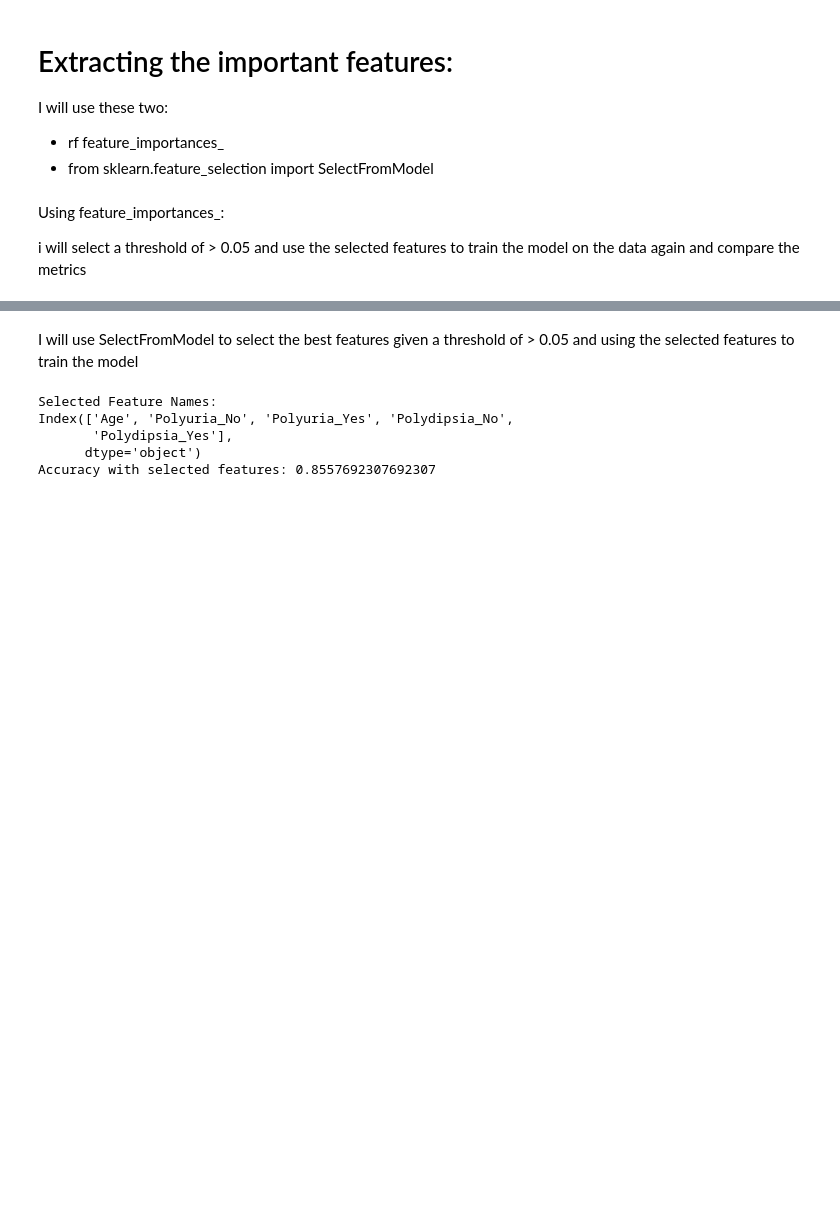
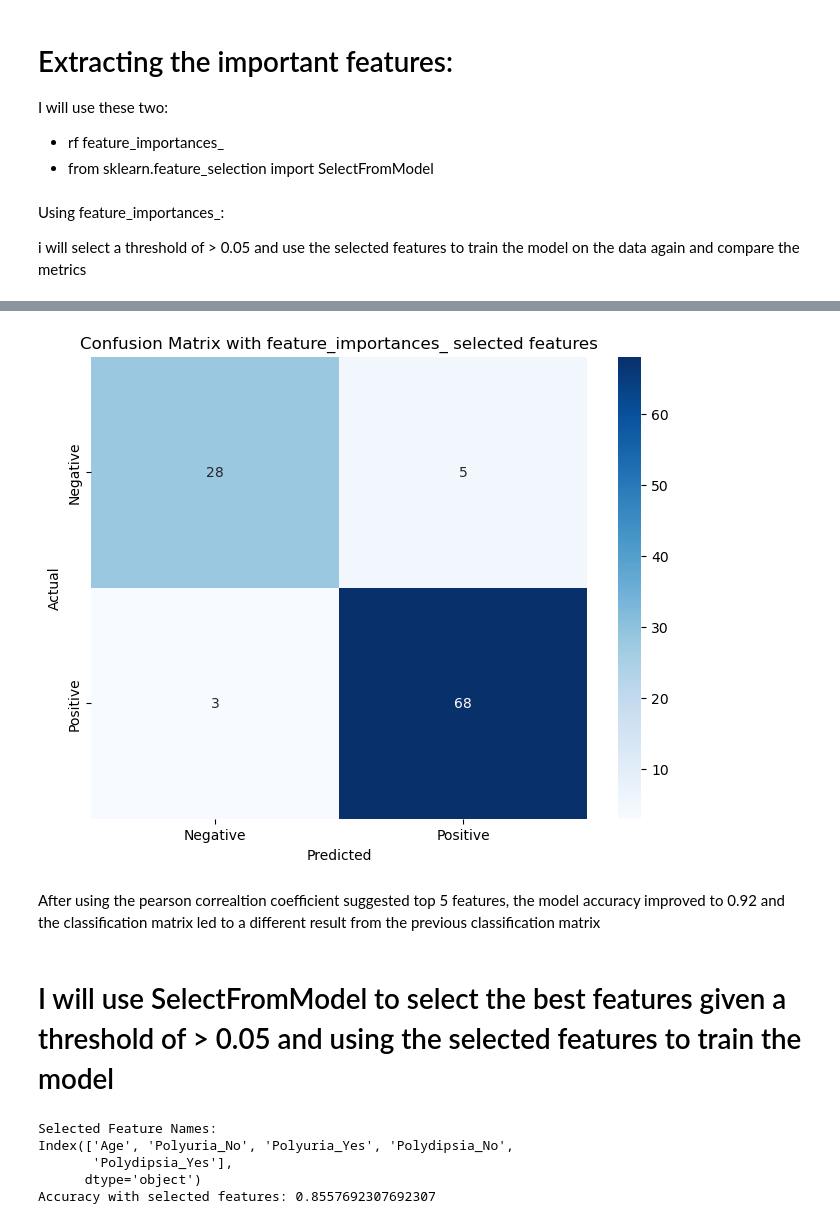
Before and after one commit to Chukwuebuka-2003/mlmodel, a Jupyter notebook: mltest.ipynb, the cells around one changed output, grey strips where cells are left out. Cells and saved outputs as stored; diff of their text form; code cells hidden in the pictures; blank space fills up the shorter version.

```diff
--- a/mltest.ipynb
+++ b/mltest.ipynb
@@ -243,0 +254,3 @@ plt.show()
+# %%
+df["class"] = df["class"].apply(lambda x: 1 if x == "Positive" else 0)
+df = pd.get_dummies(data = df, drop_first = True)
@@ -243,0 +272,25 @@ plt.show()
+# %%
+X = X_encoded[['Polyuria_Yes', 'Polydipsia_Yes', 'Gender_Male', 'sudden weight loss_Yes', 'partial paresis_Yes']]
+y = df['class']
+
+
+X_train, X_test, y_train, y_test = train_test_split(X, y, test_size=0.2, random_state=42)
+
+# Train a new Random Forest model using the selected features
+new_model = RandomForestClassifier()
+new_model.fit(X_train, y_train)
+
+# Predictions on the test set using the new model
+y_pred = new_model.predict(X_test)
+
+# Evaluate the new model
+accuracy = accuracy_score(y_test, y_pred)
+classification_rep = classification_report(y_test, y_pred)
+selected_features_conf_matrix = confusion_matrix(y_test, y_pred)
+
+# Print evaluation metrics
+print("Accuracy:", accuracy)
+print("\nClassification Report:")
+print(classification_rep)
+print("\nConfusion Matrix:")
+print(selected_features_conf_matrix)
@@ -244,5 +314,18 @@ plt.show()
+# %%
+# Plot the confusion matrix
+plt.figure(figsize=(8, 6))
+sns.heatmap(selected_features_conf_matrix, annot=True, fmt="d", cmap="Blues", xticklabels=['Negative', 'Positive'], yticklabels=['Negative', 'Positive'])
+plt.xlabel('Predicted')
+plt.ylabel('Actual')
+plt.title('Confusion Matrix with feature_importances_ selected features')
+plt.savefig("featureimp.png")
+plt.show()
+# %% [output]
+[figure, added]
+# %% [markdown]
+After using the pearson correaltion coefficient suggested top 5 features, the model accuracy improved to 0.92 and the classification matrix led to a different result from the previous classification matrix
 # %% [markdown]
-I will use SelectFromModel to select the best features given a threshold of > 0.05 and using the selected features to train the model
+# I will use SelectFromModel to select the best features given a threshold of > 0.05 and using the selected features to train the model
 # %%
 from sklearn.feature_selection import SelectFromModel
 from sklearn.metrics import accuracy_score
```
Also changed, not shown: parts of 12 cells of this notebook, 1 other file.
